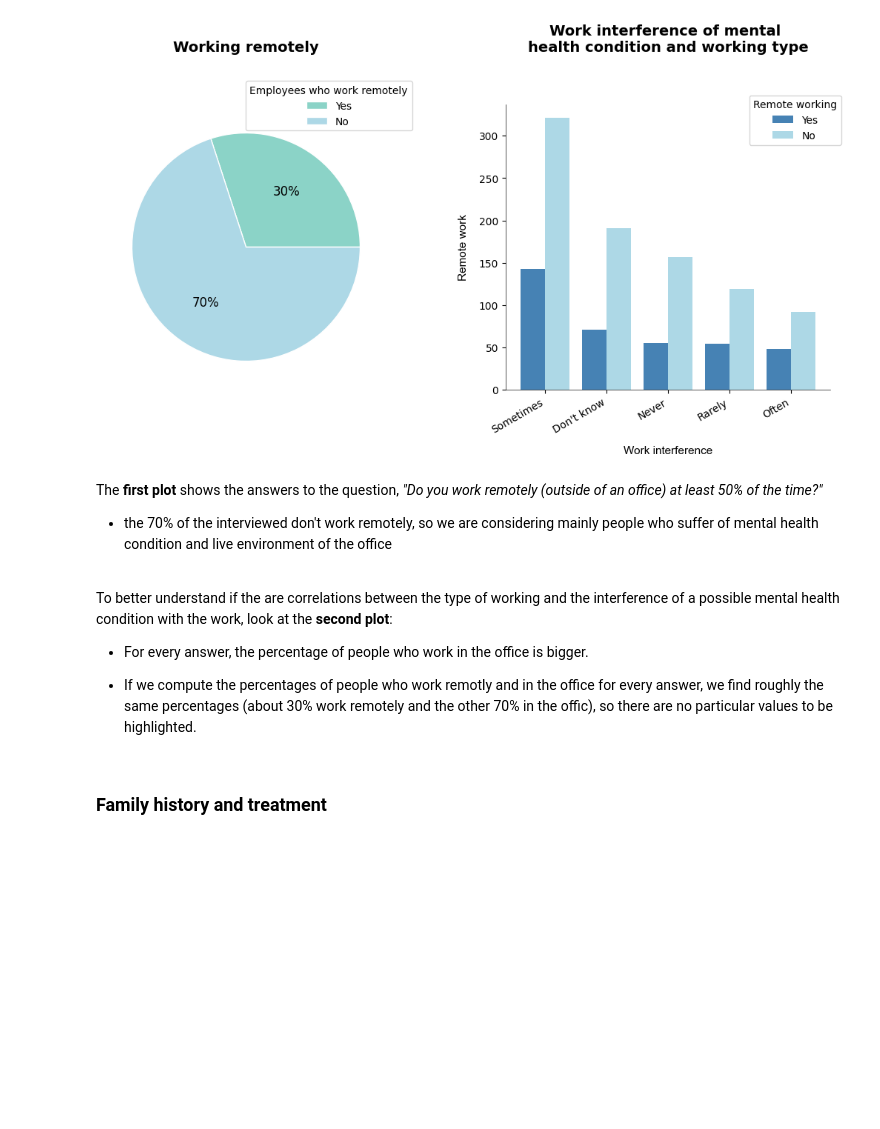
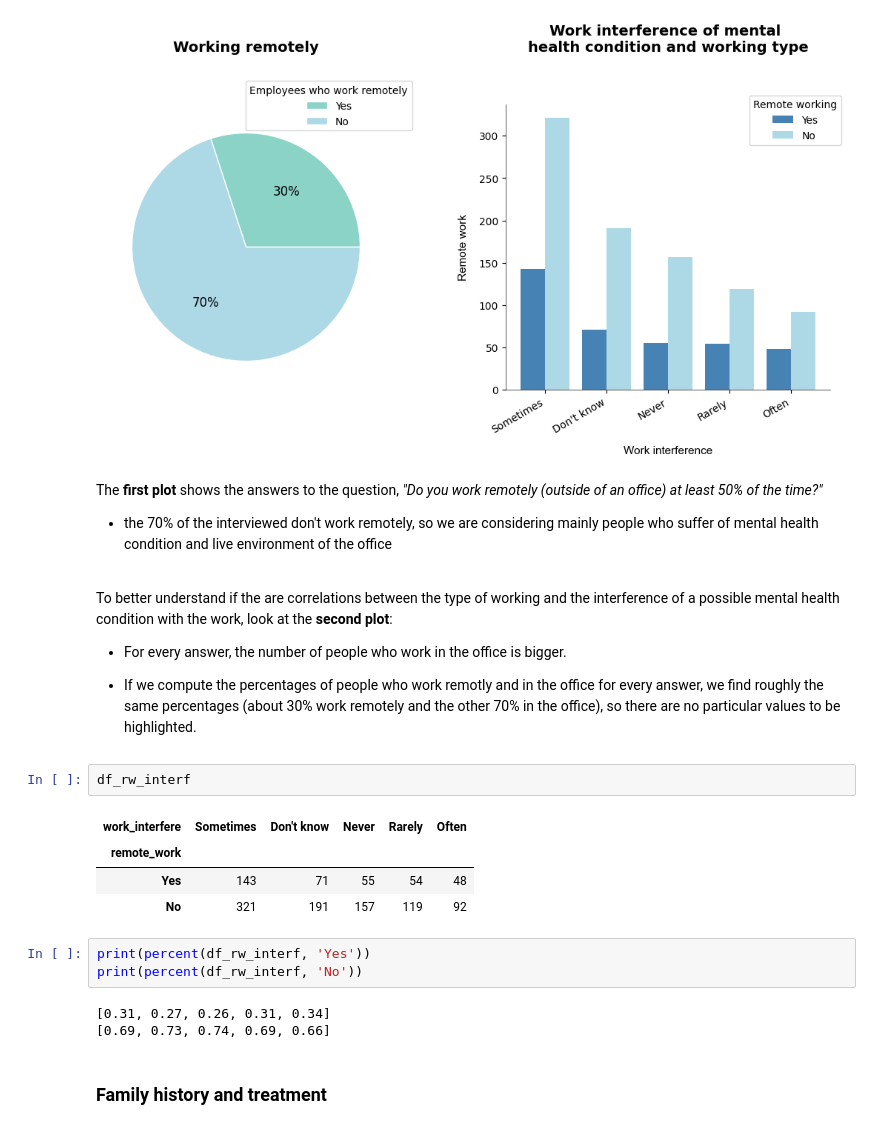
Before and after one commit to EmmaTosato/Programming_Project, a Jupyter notebook: jupyter_project.ipynb, the cells around one changed output. Saved outputs shown, nothing was run; the diff lists cells and outputs as text; blank space fills up the shorter version.

```diff
--- a/jupyter_project.ipynb
+++ b/jupyter_project.ipynb
@@ -701,9 +793,22 @@ The **first plot** shows the answers to the question, *"Do you work remotely (ou
 
 To better understand if the are correlations between the type of working and the interference of a possible mental health condition with the work, look at the **second plot**:
 
-- For every answer, the percentage of people who work in the office is bigger.
+- For every answer, the number of people who work in the office is bigger.
 
-- If we compute the percentages of people who work remotly and in the office for every answer, we find roughly the same percentages (about 30% work remotely and the other 70% in the offic), so there are no particular values to be highlighted.
+- If we compute the percentages of people who work remotly and in the office for every answer, we find roughly the same percentages (about 30% work remotely and the other 70% in the office), so there are no particular values to be highlighted.
+# %%
+df_rw_interf
+# %% [output]
+| work_interfere | Sometimes | Don't know | Never | Rarely | Often |
+| remote_work |  |  |  |  |  |
+| Yes | 143 | 71 | 55 | 54 | 48 |
+| No | 321 | 191 | 157 | 119 | 92 |
+# %%
+print(percent(df_rw_interf, 'Yes'))
+print(percent(df_rw_interf, 'No'))
+# %% [output]
+[0.31, 0.27, 0.26, 0.31, 0.34]
+[0.69, 0.73, 0.74, 0.69, 0.66]
 # %% [markdown]
 ### Family history and treatment
 # %%
```
Also changed, not shown: parts of 54 cells of this notebook, 1 other file.
